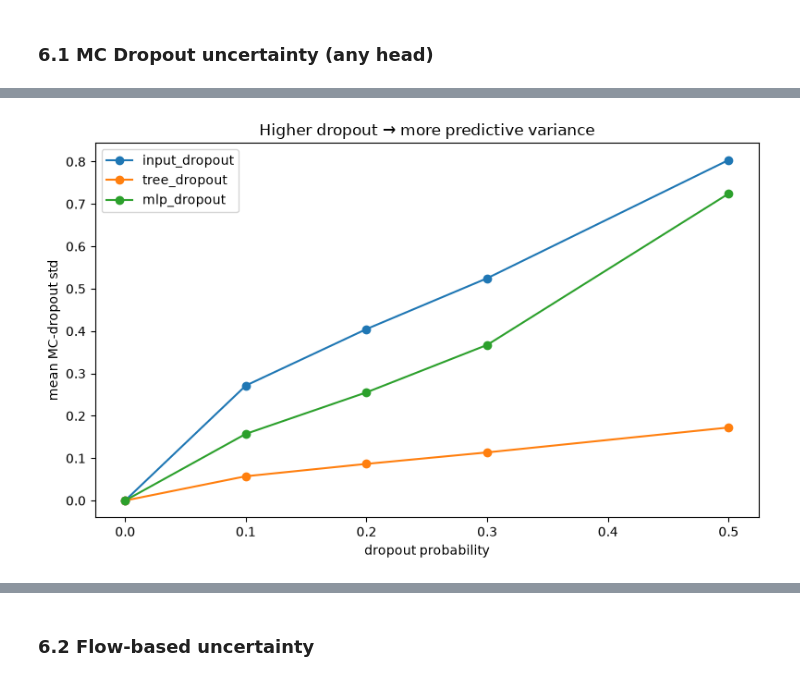
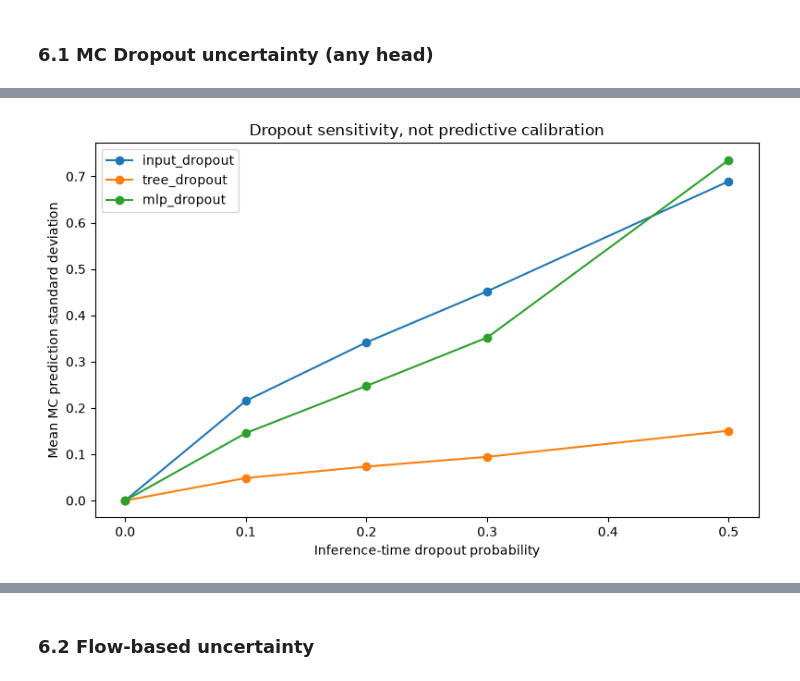
Before and after one commit to Bayer-Group/MotherML, a Jupyter notebook: examples/notebooks/05_advanced/05_NODE.ipynb, the cells around one changed output, grey strips where cells are left out. Drawn from its saved outputs; the diff is of its cells as text; code cells hidden in the pictures.

```diff
--- a/examples/notebooks/05_advanced/05_NODE.ipynb
+++ b/examples/notebooks/05_advanced/05_NODE.ipynb
@@ -1346,8 +1101,6 @@ import torch.nn as nn
 from mother.ml.models.node_utils import DenseODSTBlock
 
 X_train, X_test, y_train, y_test, y_scaler = get_regression_data()
-
-# Fit one model with all three dropout paths active
 reg_dp = NODERegressor(
     head_type="mlp",
     num_trees=64,
@@ -1358,63 +1111,49 @@ reg_dp = NODERegressor(
     max_epochs=20,
     lr=0.01,
     device="cpu",
+    verbose=0,
 )
 reg_dp.fit(X_train, y_train)
 
 
-def set_dropouts(est, *, input_dp, tree_dp, mlp_dp):
-    """Override dropout rates on a fitted NODE model (to isolate one knob at inference)."""
-    m = est.module_
-    est.input_dropout = input_dp
-    m.input_dropout = input_dp
-    for sub in m.modules():
-        if isinstance(sub, DenseODSTBlock):
-            sub.input_dropout = input_dp
-    m.tree_dropout = tree_dp
-    m.mlp_dropout = mlp_dp
-    for sub in m.modules():
-        if isinstance(sub, nn.Dropout):
-            sub.p = mlp_dp
-
-
-def mean_mc_std(est, X, num_samples=100):
-    """Mean MC-dropout std across the test set."""
-    return float(np.mean(est._predict_uncertainty_mc_dropout(X, num_samples=num_samples, use_std=True)))
+def dropout_sensitivity(estimator, features, *, input_rate=0.0, tree_rate=0.0, head_rate=0.0):
+    """Temporarily isolate one dropout path without changing the fitted model permanently."""
+    head_layers = [layer for layer in estimator.module_.head.modules() if isinstance(layer, nn.Dropout)]
+    original_rates = [layer.p for layer in head_layers]
+    original_head_rate = estimator.module_.mlp_dropout
+    try:
+        for layer in head_layers:
+            layer.p = head_rate
+        estimator.module_.mlp_dropout = head_rate
+        result = estimator.predict_uncertainty(
+            features, num_samples=30, input_dropout=input_rate, tree_dropout=tree_rate
+        )
+        return float(result["knowledge_uncertainty"].mean())
+    finally:
+        for layer, original_rate in zip(head_layers, original_rates):
+            layer.p = original_rate
+        estimator.module_.mlp_dropout = original_head_rate
 
 
 sweep = [0.0, 0.1, 0.2, 0.3, 0.5]
-mechanisms = {
-    "input_dropout": lambda p: dict(input_dp=p, tree_dp=0.0, mlp_dp=0.0),
-    "tree_dropout": lambda p: dict(input_dp=0.0, tree_dp=p, mlp_dp=0.0),
-    "mlp_dropout": lambda p: dict(input_dp=0.0, tree_dp=0.0, mlp_dp=p),
-}
+curves = {}
+for mechanism, rate_name in [
+    ("input_dropout", "input_rate"),
+    ("tree_dropout", "tree_rate"),
+    ("mlp_dropout", "head_rate"),
+]:
+    curves[mechanism] = [dropout_sensitivity(reg_dp, X_test, **{rate_name: rate}) for rate in sweep]
 
-curves = {}
-for name, cfg in mechanisms.items():
-    stds = []
-    for p in sweep:
-        set_dropouts(reg_dp, **cfg(p))
-        stds.append(mean_mc_std(reg_dp, X_test))
-    curves[name] = stds
-
-# Report + plot
-print("dropout p ".ljust(16) + "".join(f"{p:>8}" for p in sweep))
-for name, stds in curves.items():
-    print(name.ljust(16) + "".join(f"{s:>8.3f}" for s in stds))
-
-fig, ax = plt.subplots(figsize=(8, 5))
-for name, stds in curves.items():
-    ax.plot(sweep, stds, "o-", label=name)
-ax.set_xlabel("dropout probability")
-ax.set_ylabel("mean MC-dropout std")
-ax.set_title("Higher dropout → more predictive variance")
-ax.legend()
+display(pd.DataFrame(curves, index=pd.Index(sweep, name="dropout_probability")))
+fig, axis = plt.subplots(figsize=(8, 5))
+for mechanism, values in curves.items():
+    axis.plot(sweep, values, "o-", label=mechanism)
+    assert values[0] < 1e-6
+    assert np.isfinite(values).all()
+axis.set_xlabel("Inference-time dropout probability")
+axis.set_ylabel("Mean MC prediction standard deviation")
+axis.set_title("Dropout sensitivity, not predictive calibration")
+axis.legend()
 plt.tight_layout()
 plt.show()
-
-# Sanity checks: zero variance at p=0, and variance grows with p
-for name, stds in curves.items():
-    assert stds[0] < 1e-6, f"{name}: expected ~0 variance at p=0"
-    assert stds[-1] > stds[1], f"{name}: variance should grow with dropout"
-print("\n✅ Each dropout knob is deterministic at p=0 and increases variance monotonically.")
 # %% [output]
@@ -1445 +1170 @@ mlp_dropout        0.000   0.157   0.255   0.367   0.724
-[figure, old version]
+[figure, new version]
```
Also changed, not shown: parts of 41 cells of this notebook, 9 other files.
